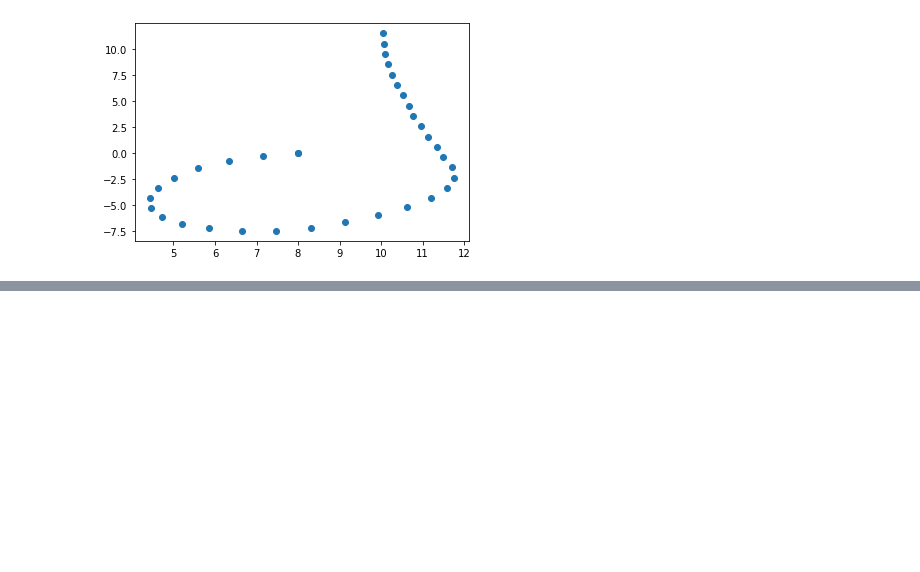
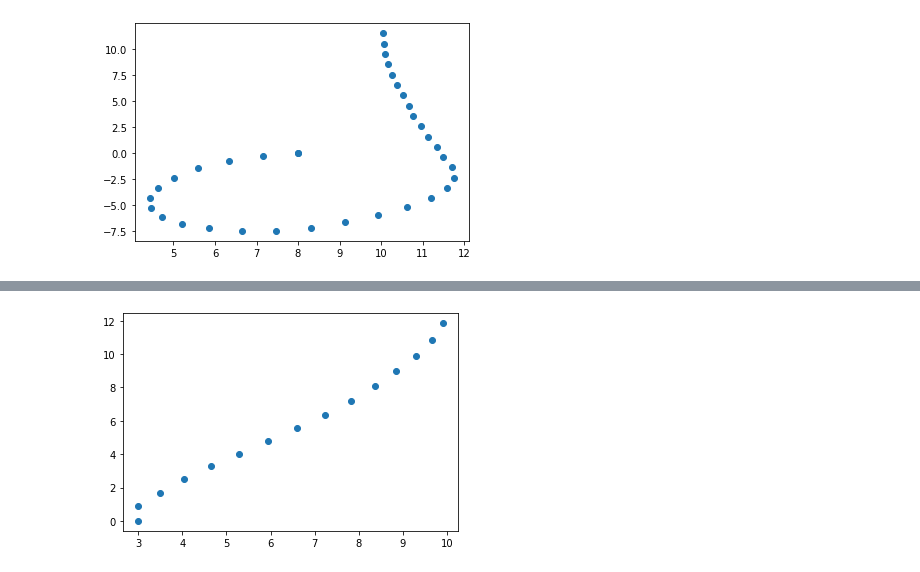
Before and after one commit to fatemehkarimi/computational-intelligence-homeworks, a Jupyter notebook: mamdani_truck.ipynb, the cells around one changed output, grey strips where cells are left out. Saved outputs shown, nothing was run; the diff lists cells and outputs as text; code cells hidden in the pictures; blank space fills up the shorter version.

```diff
--- a/mamdani_truck.ipynb
+++ b/mamdani_truck.ipynb
@@ -895,0 +737,4 @@ D
+# %%
+calculate_test_data(x_test=3, fi_test=60)
+# %% [output]
+[figure, added]
```
Also changed, not shown: parts of 25 cells of this notebook.
